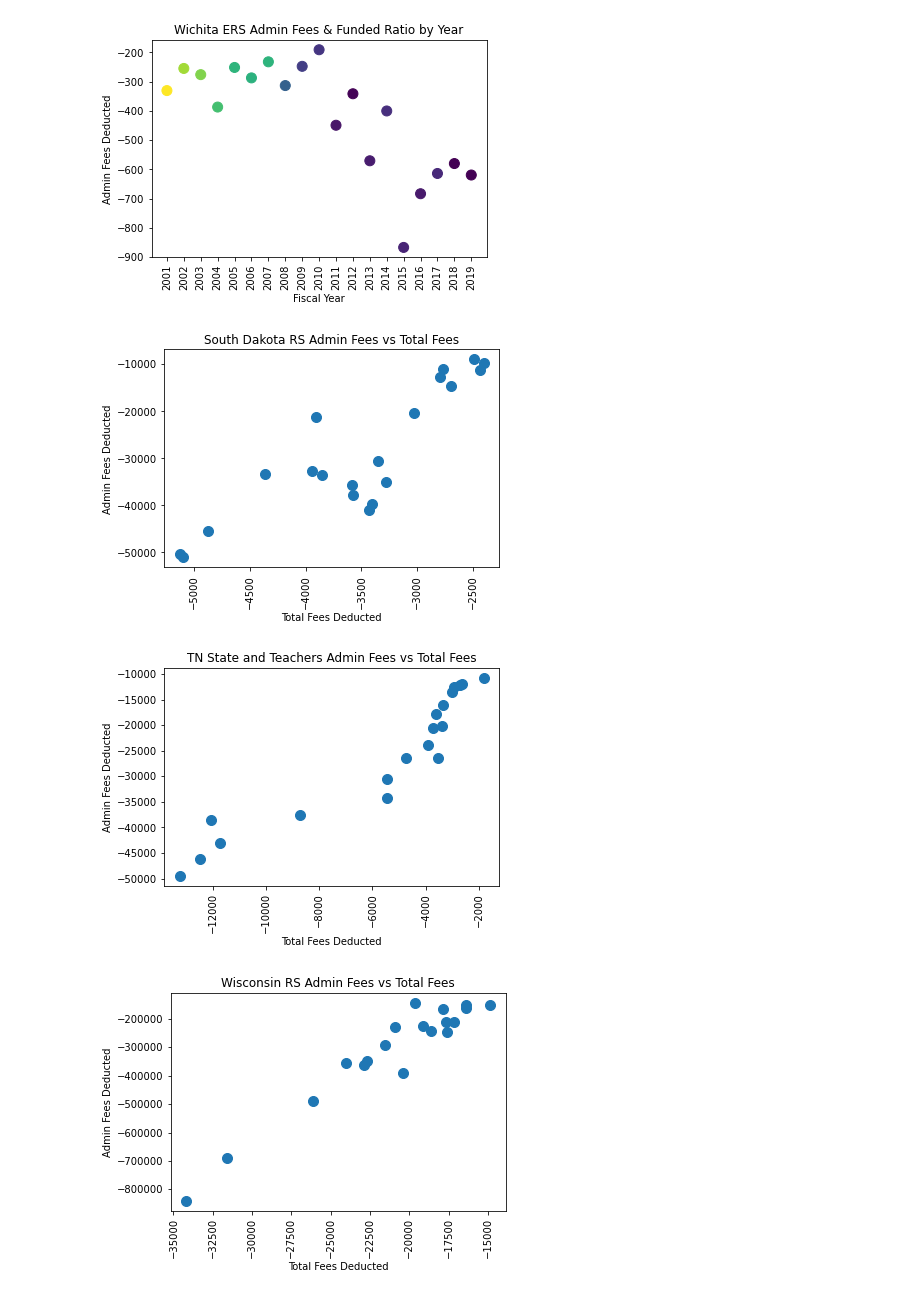
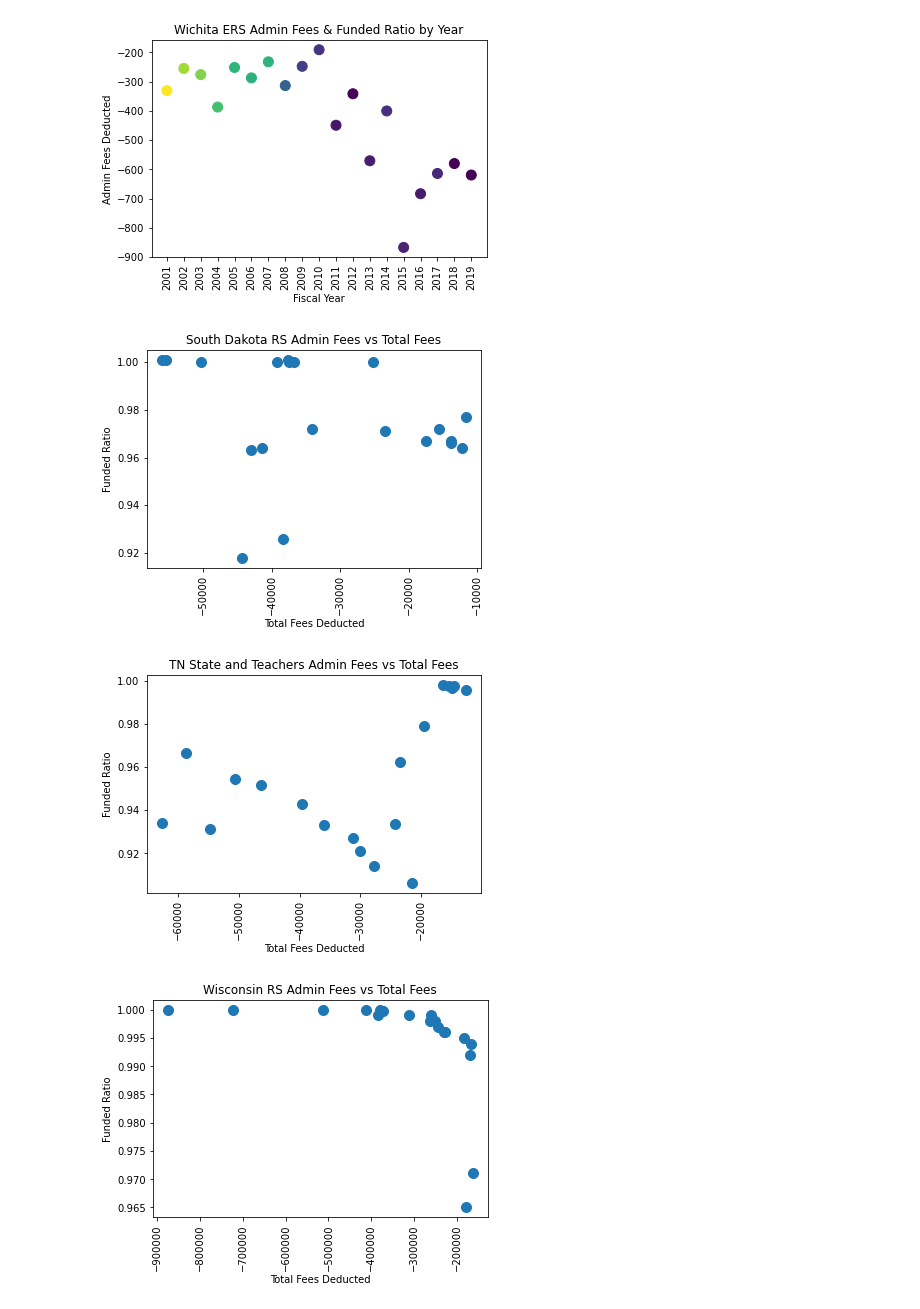
Before and after one commit to DeltaDeutsch/PPD-Group-Project, a Jupyter notebook: PPD Group Costs Fees.ipynb, the cells around one changed output. Cells and saved outputs as stored; diff of their text form; code cells hidden in the pictures.

```diff
--- a/PPD Group Costs Fees.ipynb
+++ b/PPD Group Costs Fees.ipynb
@@ -68,7 +68,7 @@ Index(['adjustment_MktAssets', 'BegMktAssets_net', 'contrib_EE_other',
       dtype='object')
 # %%
 #Create DF and drop any rows with empty data
-penincomestatement_data_df=penincomestatement_data_full[['ppd_id','fy','expense_AdminExpenses','expense_investments_tot']].dropna()
+penincomestatement_data_df=penincomestatement_data_full[['ppd_id','fy','expense_AdminExpenses','expense_investments_tot','MktAssets_net','BegMktAssets_net']].dropna()
 funded_ratio_df=funded_ratios_full[['ppd_id','fy','ActFundedRatio_GASB','ActFundedRatio_est','PercentReqContPaid']].dropna()
 # %%
 penincomestatement_data_df.shape
@@ -117,3 +117,8 @@ plan_income_funded_data_df.head(5)
 # %%
 plan_income_funded_data_df['ActFundedRatio_GASB'] = plan_income_funded_data_df['ActFundedRatio_GASB'].astype(float)
 plan_income_funded_data_df['PercentReqContPaid'] = plan_income_funded_data_df['PercentReqContPaid'].astype(float)
+plan_income_funded_data_df['MktAssets_net'] = plan_income_funded_data_df['MktAssets_net'].astype(float)
+plan_income_funded_data_df['BegMktAssets_net'] = plan_income_funded_data_df['BegMktAssets_net'].astype(float)
+# %%
+plan_income_funded_data_df['Avg_Assets']=(plan_income_funded_data_df['MktAssets_net']+plan_income_funded_data_df['BegMktAssets_net'])/2
+plan_income_funded_data_df
@@ -140,17 +159,17 @@ for plans in focus_plans_list:
 # %%
 for plans in focus_plans_list:
     plan_x=plan_income_funded_data_df[plan_income_funded_data_df["ppd_id"]==plans]
-    plan_x_totalexp=plan_x["expense_investments_tot"]
-    plan_x_adminexp=plan_x["expense_AdminExpenses"]
+    plan_x_totalexp=plan_x["expense_investments_tot"] + plan_x["expense_AdminExpenses"]
+    plan_x_fundrat=plan_x["ActFundedRatio_GASB"]
     plan_x_fy=plan_x["fy"]
     plan_x_name=plan_data_df.loc[plan_data_df['ppd_id'] == plans, 'PlanName'].iloc[0]
     plt.title(f'{plan_x_name} Admin Fees vs Total Fees')
-    plt.ylabel("Admin Fees Deducted")
     plt.xlabel("Total Fees Deducted")
-    plt.scatter(plan_x_adminexp,plan_x_totalexp,s=100)
+    plt.ylabel("Funded Ratio")
+    plt.scatter(plan_x_totalexp,plan_x_fundrat,s=100)
     plt.xticks(rotation=90)
     plt.show()
 # %% [output]
-[figure, old version]
+[figure, new version]
-[figure, old version]
+[figure, new version]
-[figure, old version]
+[figure, new version]
```
Also changed, not shown: parts of 6 cells of this notebook, 2 other files.
